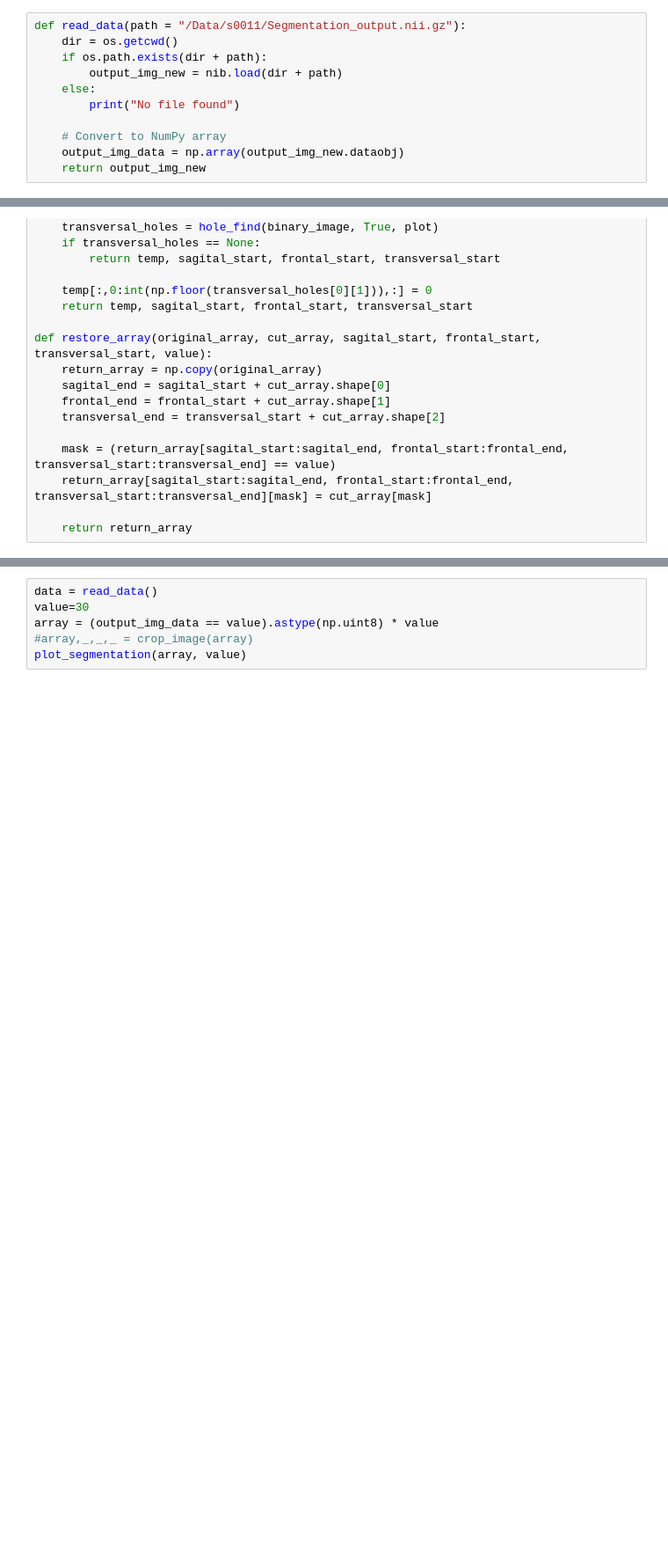
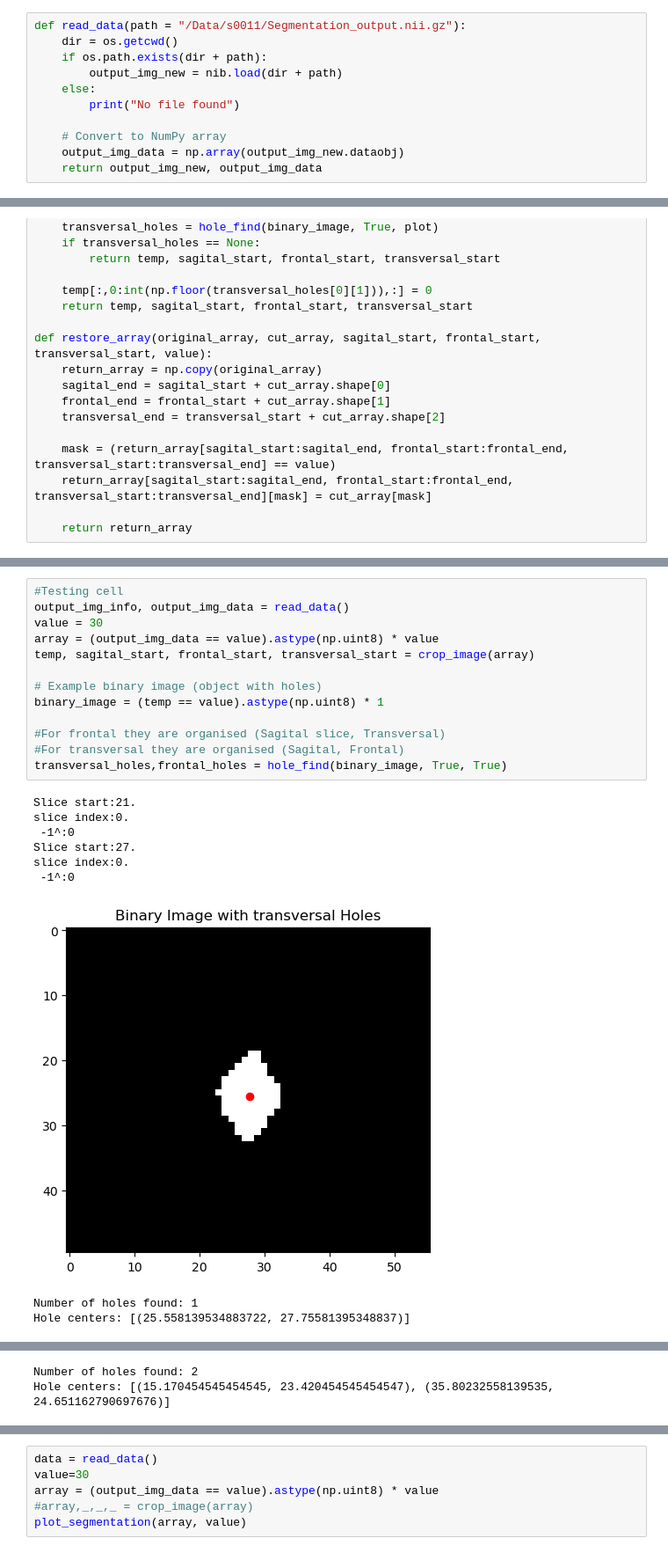
Before and after one commit to EmilKoco/Segmentation-practice, a Jupyter notebook: TestProgam.ipynb, the cells around one changed output, grey strips where cells are left out. Shown: that part at 88% size. Cells and saved outputs as stored; diff of their text form; blank space fills up the shorter version.

Commit message:
Updated hole find
Tried to make the hole_find more compact by using different function

```diff
--- a/TestProgam.ipynb
+++ b/TestProgam.ipynb
@@ -60,7 +62,7 @@ def read_data(path = "/Data/s0011/Segmentation_output.nii.gz"):
 
     # Convert to NumPy array
     output_img_data = np.array(output_img_new.dataobj)
-    return output_img_new
+    return output_img_new, output_img_data
 # %%
 import numpy as np
 import matplotlib.pyplot as plt
@@ -258,0 +340,23 @@ def restore_array(original_array, cut_array, sagital_start, frontal_start, trans
+# %%
+#Testing cell
+output_img_info, output_img_data = read_data()
+value = 30
+array = (output_img_data == value).astype(np.uint8) * value
+temp, sagital_start, frontal_start, transversal_start = crop_image(array)
+
+# Example binary image (object with holes)
+binary_image = (temp == value).astype(np.uint8) * 1
+
+#For frontal they are organised (Sagital slice, Transversal)
+#For transversal they are organised (Sagital, Frontal)
+transversal_holes,frontal_holes = hole_find(binary_image, True, True)
+# %% [output]
+Slice start:21.
+slice index:0.
+ -1^:0
+Slice start:27.
+slice index:0.
+ -1^:0
+[figure, added]
+Number of holes found: 1
+Hole centers: [(25.558139534883722, 27.75581395348837)]
@@ -259 +364,3 @@ def restore_array(original_array, cut_array, sagital_start, frontal_start, trans
+Number of holes found: 2
+Hole centers: [(15.170454545454545, 23.420454545454547), (35.80232558139535, 24.651162790697676)]
 # %%
```
Also changed, not shown: parts of 7 cells of this notebook, 1 other file.
